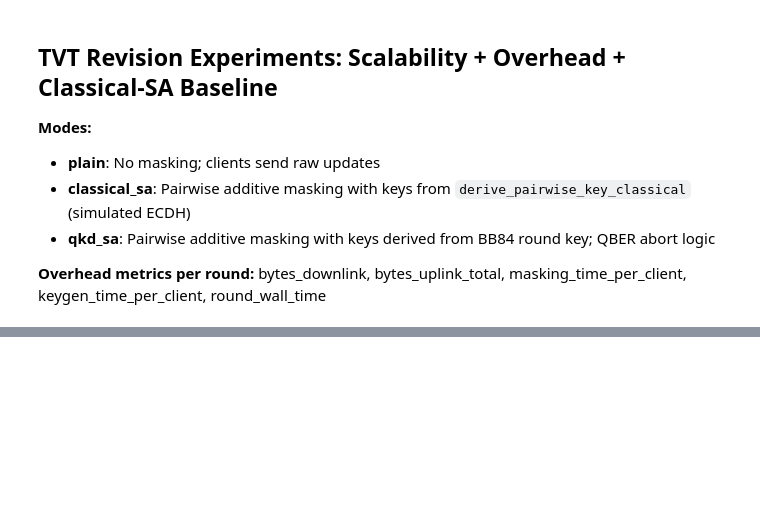
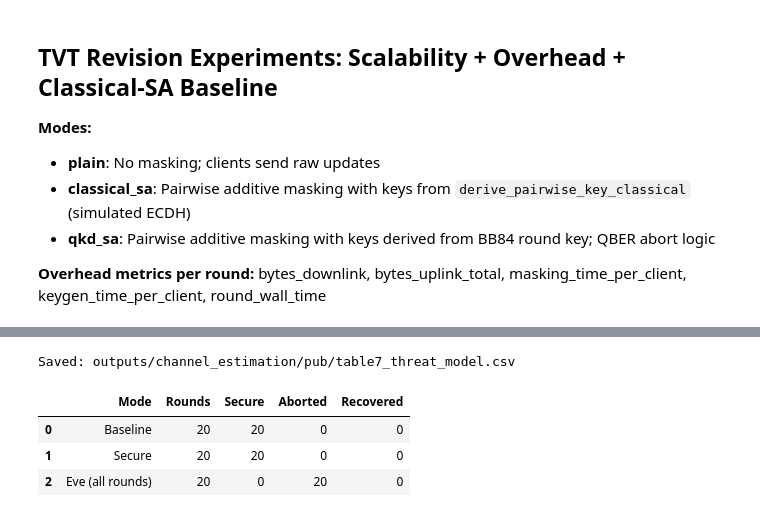
Before and after one commit to ocatak/qkd-fl-wireless-security, a Jupyter notebook: QKD_FL_ChannelEstimation_Pairwise.ipynb, the cells around one changed output, grey strips where cells are left out. Saved outputs shown, nothing was run; the diff lists cells and outputs as text; code cells hidden in the pictures; blank space fills up the shorter version.

```diff
--- a/QKD_FL_ChannelEstimation_Pairwise.ipynb
+++ b/QKD_FL_ChannelEstimation_Pairwise.ipynb
@@ -1238,0 +1203,48 @@ Round 00: SECURE | NMSE=2.6995e-01 | QBER=0.0000
+# %%
+# ------------------------------------------------------------------
+# Table 7: Channel Estimation — Experiment B: Threat Model
+# ------------------------------------------------------------------
+from pathlib import Path
+
+def count_round_status(exp):
+    statuses = exp["round_status"]
+    return {
+        "Rounds": len(statuses),
+        "Secure": statuses.count("SECURE"),
+        "Aborted": statuses.count("ABORTED"),
+        "Recovered": statuses.count("RECOVERED"),
+    }
+
+table7_rows = []
+
+for label, exp in [
+    ("Baseline", exp_a_baseline),
+    ("Secure", exp_a_secure),
+    ("Eve (all rounds)", exp_b),
+]:
+    counts = count_round_status(exp)
+    table7_rows.append({
+        "Mode": label,
+        "Rounds": counts["Rounds"],
+        "Secure": counts["Secure"],
+        "Aborted": counts["Aborted"],
+        "Recovered": counts["Recovered"],
+    })
+
+table7_df = pd.DataFrame(table7_rows)
+
+out_dir = Path("outputs/channel_estimation/pub")
+out_dir.mkdir(parents=True, exist_ok=True)
+
+# Save the paper-aligned CSV
+table7_csv_path = out_dir / "table7_threat_model.csv"
+table7_df.to_csv(table7_csv_path, index=False)
+
+print("Saved:", table7_csv_path)
+display(table7_df)
+# %% [output]
+Saved: outputs/channel_estimation/pub/table7_threat_model.csv
+|  | Mode | Rounds | Secure | Aborted | Recovered |
+| 0 | Baseline | 20 | 20 | 0 | 0 |
+| 1 | Secure | 20 | 20 | 0 | 0 |
+| 2 | Eve (all rounds) | 20 | 0 | 20 | 0 |
```
Also changed, not shown: parts of 11 cells of this notebook, 2 other files.
